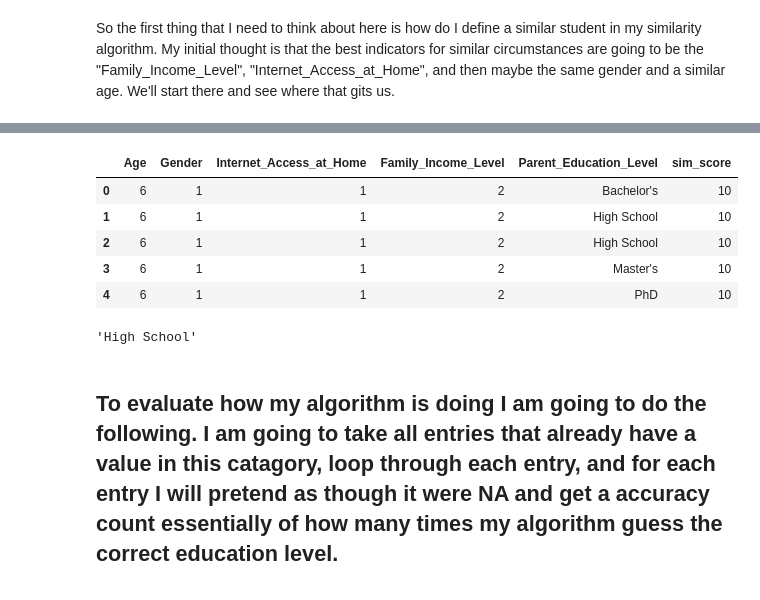
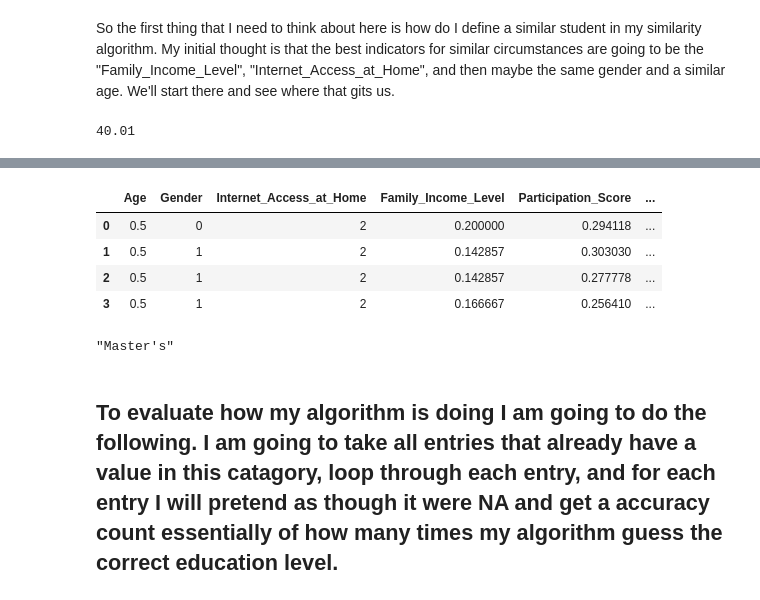
Before and after one commit to tylergarf/CSC396_Course_Coach, a Jupyter notebook: Data_Cleaning_Code.ipynb, the cells around one changed output, grey strips where cells are left out. Drawn from its saved outputs; the diff is of its cells as text; code cells hidden in the pictures.

Commit message:
Attempted doing KNN via sklearn's built in library. Not any better.

```diff
--- a/Data_Cleaning_Code.ipynb
+++ b/Data_Cleaning_Code.ipynb
@@ -57,6 +139,24 @@ So the first thing that I need to think about here is how do I define a similar
 # %%
 education_data_copy = education_data.copy()
 # %%
+# So it would seem that the below are going to be better predictors of similarity with the
+# highest correlation coeficients.
+
+# Negative means as one increases the other decreases or vice versa. It might be worth doing a real fast
+# scatter plot to see which one of these this is. I can probably also just take a glance at the frame
+# and see the pattern.
+
+"""
+('Participation_Score', 0.031040099490232106)
+('Age', 0.030079252414818777) -0.030079252414818777
+('Internet_Access_at_Home', 0.029102137342631864) -0.029102137342631864
+('Quizzes_Avg', 0.028926301448270218) -0.028926301448270218
+('Final_Score', 0.026805298603143454) -0.026805298603143454
+('Department', 0.019155267742812492)
+"""
+
+
+
 # Now define the algorithm with these similarity measure.
 
 def get_knn_parent_educat(ind,k,educ_df,display_dist_frame):
@@ -81,20 +181,24 @@ def get_knn_parent_educat(ind,k,educ_df,display_dist_frame):
     this_gender = educ_df_dist_frame.at[ind,"Gender"]
     this_intas = educ_df_dist_frame.at[ind,"Internet_Access_at_Home"]
     this_faminc_lev = educ_df_dist_frame.at[ind,"Family_Income_Level"]
+    this_part_score = educ_df_dist_frame.at[ind,"Participation_Score"]
 
     # Drop the row corresponding to the one we are trying to impute from the distance.
     educ_df_dist_frame = educ_df_dist_frame.drop(ind)[["Age","Gender", \
-                                                                "Internet_Access_at_Home","Family_Income_Level","Parent_Education_Level"]]
+                                                                "Internet_Access_at_Home","Family_Income_Level","Participation_Score","Parent_Education_Level"]]
 
     educ_df_dist_frame = educ_df_dist_frame[~educ_df_dist_frame['Parent_Education_Level'].isna()]
 
 
 
-    educ_df_dist_frame['Age'] = educ_df_dist_frame['Age'].apply(lambda x: this_age-x) # 0 for same age positve for younger
-    educ_df_dist_frame['Gender'] = educ_df_dist_frame['Gender'].apply(lambda x: np.abs(this_gender-x)) # 0 for same 1 for not.
+
+    # THIS IS THE ISSUEEEE The big difference is actually getting rewarded right now.
+    educ_df_dist_frame['Age'] = educ_df_dist_frame['Age'].apply(lambda x: 1/(2+np.abs(this_age-x))) # 0 for same age positve for younger
+    educ_df_dist_frame['Participation_Score'] = educ_df_dist_frame['Participation_Score'].apply(lambda x: 1/(3+np.abs(this_part_score-x)))
+    educ_df_dist_frame['Gender'] = educ_df_dist_frame['Gender'].apply(lambda x: np.where((this_gender==x),1,0)) # 0 for same 1 for not.
     educ_df_dist_frame['Internet_Access_at_Home'] = \
-                            educ_df_dist_frame['Internet_Access_at_Home'].apply(lambda x: np.abs(this_intas-x)) # 0 for the same 1 for not.
-    educ_df_dist_frame['Family_Income_Level'] = educ_df_dist_frame['Family_Income_Level'].apply(lambda x: this_faminc_lev-x) # 0 if same, positive if lower, negative if higher.
+                            educ_df_dist_frame['Internet_Access_at_Home'].apply(lambda x: 2*np.where((this_intas==x),1,0)) # 0 for the same 1 for not.
+    educ_df_dist_frame['Family_Income_Level'] = educ_df_dist_frame['Family_Income_Level'].apply(lambda x: 1/(5+np.abs(this_faminc_lev-x))) # 0 if same, positive if lower, negative if higher.
 
     # Now create a similarity report!! This will definently need to be fine tuned, for the age and family
     # income and and age I will need to fintune if lower or higher makes the similarity score more positive.
@@ -104,7 +208,7 @@ def get_knn_parent_educat(ind,k,educ_df,display_dist_frame):
     # take for example a younger person that is also in college for a person that is in college vs a older
     # person that is out of college. I think the persom still in college should be the most similar.
     def compute_similarity_score(row):
-        return(row['Age']+row['Gender']+row['Internet_Access_at_Home']+row['Family_Income_Level'])
+        return(row['Age']+row['Internet_Access_at_Home']+row['Participation_Score']+(0.25*row['Family_Income_Level']))
 
 
     # Now apply this formula to each row in the frame.
@@ -121,13 +225,17 @@ def get_knn_parent_educat(ind,k,educ_df,display_dist_frame):
         display(top_k_res)
 
     return(top_k_res[['Parent_Education_Level']].mode().at[0,'Parent_Education_Level'])
+# %%
+min(set(education_data_copy.loc[education_data_copy['Parent_Education_Level']=='Master\'s']['Final_Score']))
+# %% [output]
+40.01
 # %%
 # Testing on one row
 
-i = 4997
+i = 8
 
 display(education_data_copy.iloc[i])
 print("\n\n")
 
-get_knn_parent_educat(i,5,education_data_copy,True)
+get_knn_parent_educat(i,4,education_data_copy,True)
 # %% [output]
@@ -154,10 +262,9 @@ Name: 4997, dtype: object
-|  | Age | Gender | Internet_Access_at_Home | Family_Income_Level | Parent_Education_Level | sim_score |
-| 0 | 6 | 1 | 1 | 2 | Bachelor's | 10 |
-| 1 | 6 | 1 | 1 | 2 | High School | 10 |
-| 2 | 6 | 1 | 1 | 2 | High School | 10 |
-| 3 | 6 | 1 | 1 | 2 | Master's | 10 |
-| 4 | 6 | 1 | 1 | 2 | PhD | 10 |
+|  | Age | Gender | Internet_Access_at_Home | Family_Income_Level | Participation_Score | ... |
+| 0 | 0.5 | 0 | 2 | 0.200000 | 0.294118 | ... |
+| 1 | 0.5 | 1 | 2 | 0.142857 | 0.303030 | ... |
+| 2 | 0.5 | 1 | 2 | 0.142857 | 0.277778 | ... |
+| 3 | 0.5 | 1 | 2 | 0.166667 | 0.256410 | ... |
-'High School'
+"Master's"
 # %% [markdown]
 ## To evaluate how my algorithm is doing I am going to do the following. I am going to take all entries that already have a value in this catagory, loop through each entry, and for each entry I will pretend as though it were NA and get a accuracy count essentially of how many times my algorithm guess the correct education level.
 # %%
```
Also changed, not shown: parts of 8 cells of this notebook.
